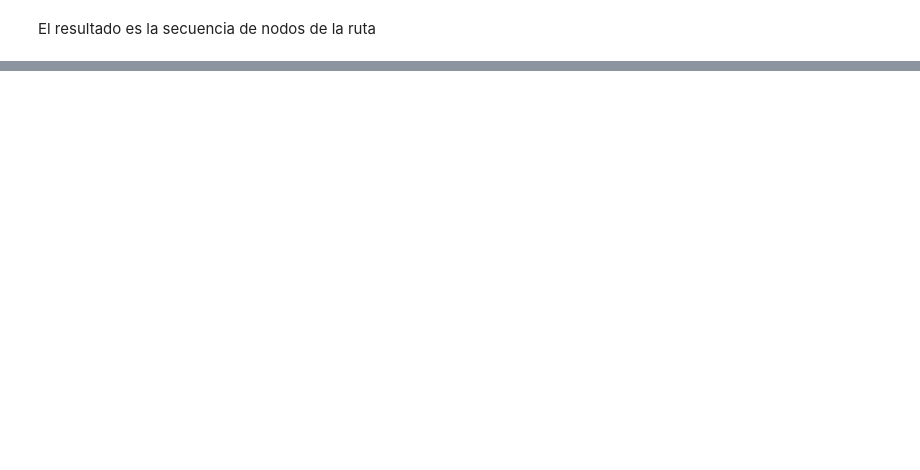
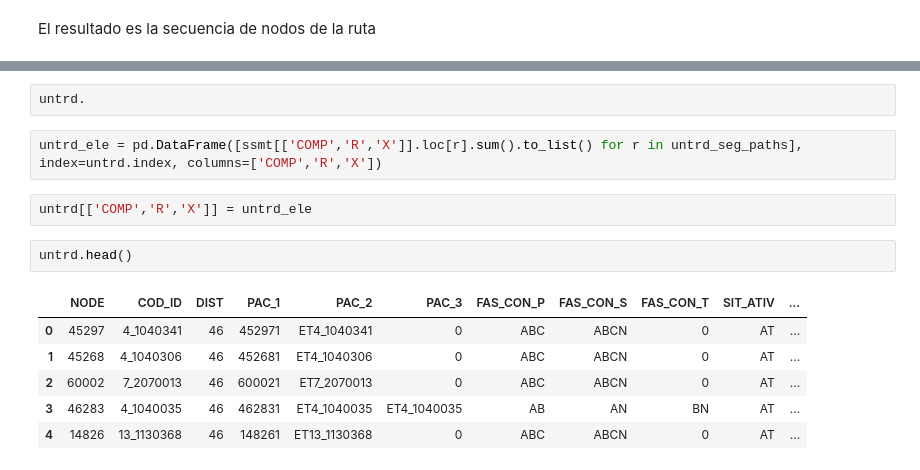
Before and after one commit to ramirojc/Diplodatos2020, a Jupyter notebook: Intro_Curacion_Georef.ipynb, the cells around one changed output, grey strips where cells are left out. Saved outputs shown, nothing was run; the diff lists cells and outputs as text; blank space fills up the shorter version.

```diff
--- a/Intro_Curacion_Georef.ipynb
+++ b/Intro_Curacion_Georef.ipynb
@@ -502,0 +529,15 @@ El resultado es la secuencia de nodos de la ruta
+# %%
+untrd.
+# %%
+untrd_ele = pd.DataFrame([ssmt[['COMP','R','X']].loc[r].sum().to_list() for r in untrd_seg_paths], index=untrd.index, columns=['COMP','R','X'])
+# %%
+untrd[['COMP','R','X']] = untrd_ele
+# %%
+untrd.head()
+# %% [output]
+|  | NODE | COD_ID | DIST | PAC_1 | PAC_2 | PAC_3 | FAS_CON_P | FAS_CON_S | FAS_CON_T | SIT_ATIV | ... |
+| 0 | 45297 | 4_1040341 | 46 | 452971 | ET4_1040341 | 0 | ABC | ABCN | 0 | AT | ... |
+| 1 | 45268 | 4_1040306 | 46 | 452681 | ET4_1040306 | 0 | ABC | ABCN | 0 | AT | ... |
+| 2 | 60002 | 7_2070013 | 46 | 600021 | ET7_2070013 | 0 | ABC | ABCN | 0 | AT | ... |
+| 3 | 46283 | 4_1040035 | 46 | 462831 | ET4_1040035 | ET4_1040035 | AB | AN | BN | AT | ... |
+| 4 | 14826 | 13_1130368 | 46 | 148261 | ET13_1130368 | 0 | ABC | ABCN | 0 | AT | ... |
```
Also changed, not shown: parts of 28 cells of this notebook.
